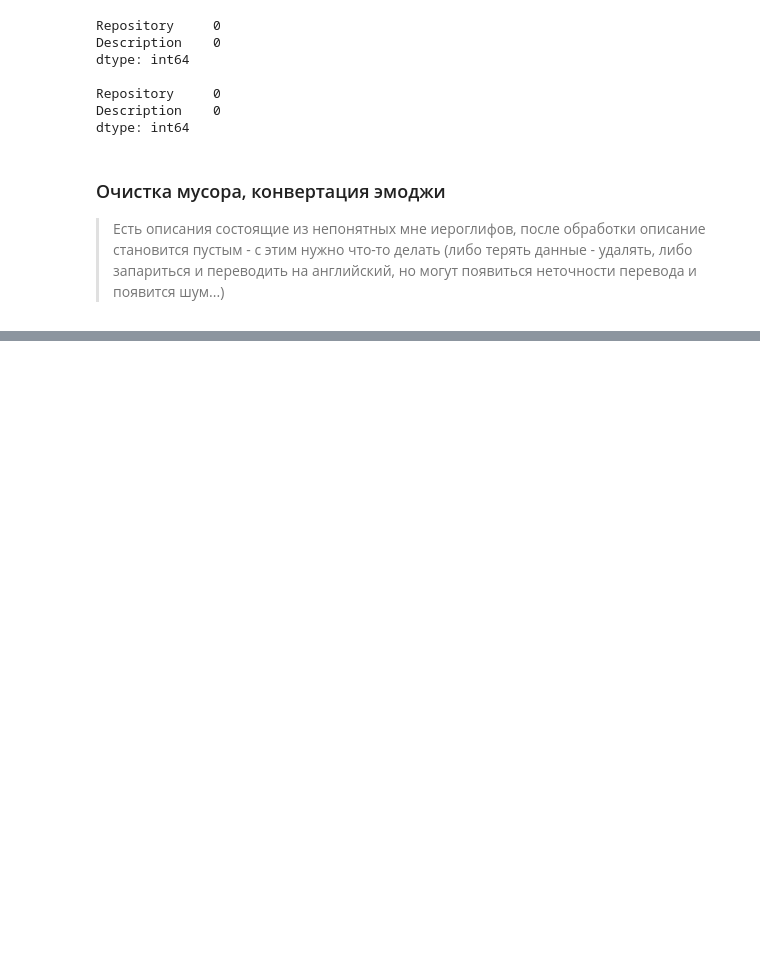
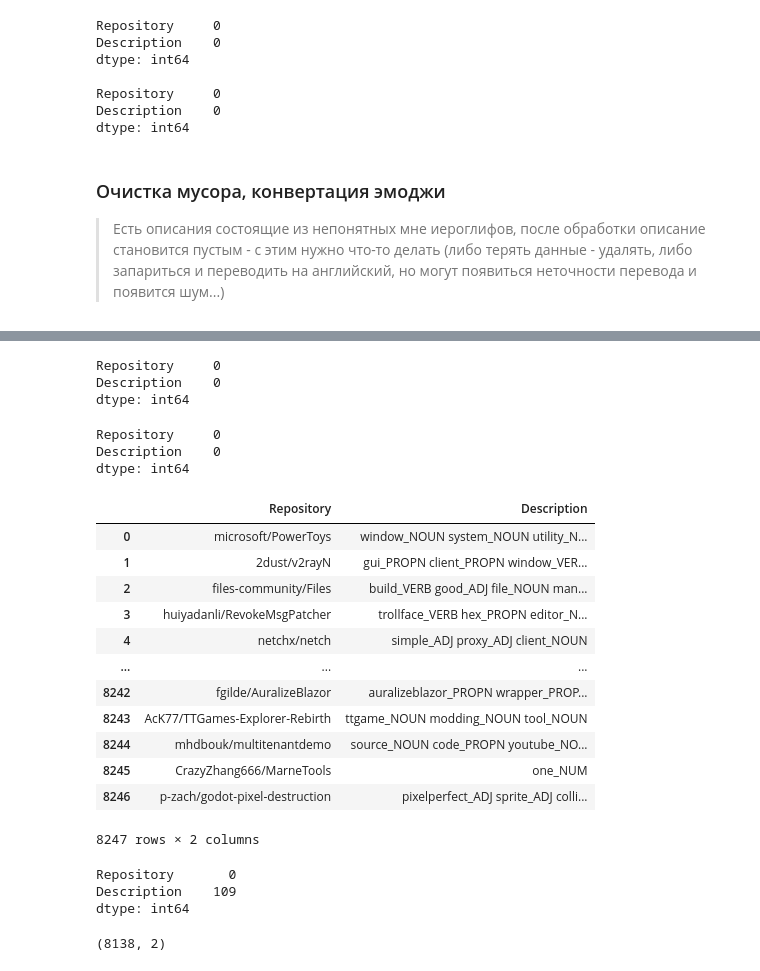
Before and after one commit to razrez/nuget-master, a Jupyter notebook: src/model/nuget_master.ipynb, the cells around one changed output, grey strips where cells are left out. Saved outputs shown, nothing was run; the diff lists cells and outputs as text; code cells hidden in the pictures; blank space fills up the shorter version.

Commit message:
data preproccesed

```diff
--- a/src/model/nuget_master.ipynb
+++ b/src/model/nuget_master.ipynb
@@ -464,0 +441,6 @@ data.sample(1)['Description'].index.values[0]
+# %%
+data.isna().sum()
+# %% [output]
+Repository     0
+Description    0
+dtype: int64
@@ -464,0 +451,34 @@ data.sample(1)['Description'].index.values[0]
+# %%
+data.isna().sum()
+# %% [output]
+Repository     0
+Description    0
+dtype: int64
+# %%
+clean_data = pd.read_csv("/content/clean_data.csv")
+clean_data
+# %% [output]
+|  | Repository | Description |
+| 0 | microsoft/PowerToys | window_NOUN system_NOUN utility_N... |
+| 1 | 2dust/v2rayN | gui_PROPN client_PROPN window_VER... |
+| 2 | files-community/Files | build_VERB good_ADJ file_NOUN man... |
+| 3 | huiyadanli/RevokeMsgPatcher | trollface_VERB hex_PROPN editor_N... |
+| 4 | netchx/netch | simple_ADJ proxy_ADJ client_NOUN |
+| ... | ... | ... |
+| 8242 | fgilde/AuralizeBlazor | auralizeblazor_PROPN wrapper_PROP... |
+| 8243 | AcK77/TTGames-Explorer-Rebirth | ttgame_NOUN modding_NOUN tool_NOUN |
+| 8244 | mhdbouk/multitenantdemo | source_NOUN code_PROPN youtube_NO... |
+| 8245 | CrazyZhang666/MarneTools | one_NUM |
+| 8246 | p-zach/godot-pixel-destruction | pixelperfect_ADJ sprite_ADJ colli... |
+8247 rows × 2 columns
+# %%
+clean_data.isna().sum()
+# %% [output]
+Repository       0
+Description    109
+dtype: int64
+# %%
+clean_data = clean_data.dropna()
+clean_data.shape
+# %% [output]
+(8138, 2)
```
Also changed, not shown: parts of 23 cells of this notebook, 1 other file.
